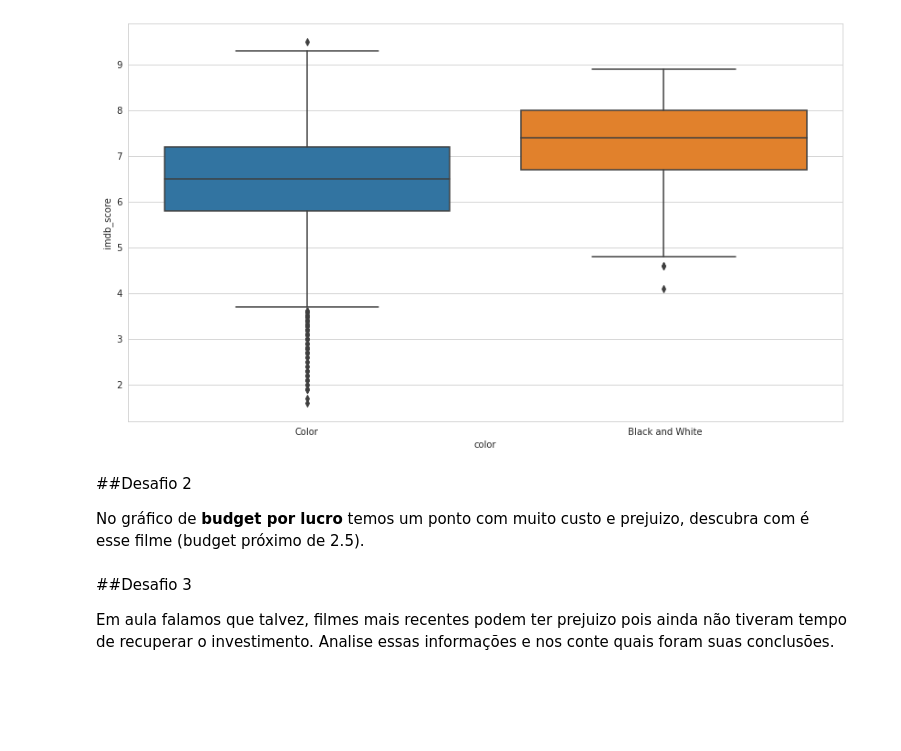
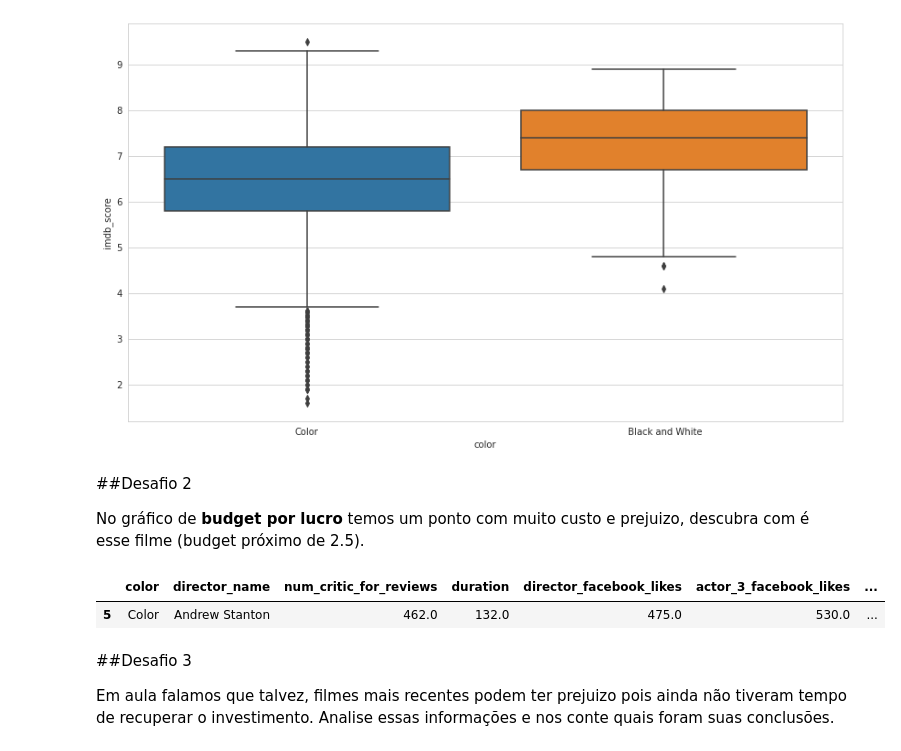
Before and after one commit to edsonajunior/Data-Science-study, a Jupyter notebook: QuarentenaDados_aula03.ipynb, the cells around one changed output. Drawn from its saved outputs; the diff is of its cells as text; code cells hidden in the pictures; blank space fills up the shorter version.

```diff
--- a/QuarentenaDados_aula03.ipynb
+++ b/QuarentenaDados_aula03.ipynb
@@ -257,6 +257,11 @@ sns.boxplot(data=imdb_color_bw, x="color", y="imdb_score")
 ##Desafio 2
 
 No gráfico de **budget por lucro** temos um ponto com muito custo e prejuizo, descubra com é esse filme (budget próximo de 2.5).
+# %%
+imdb_usa.sort_values("lucro", ascending=True).head(1)
+# %% [output]
+|  | color | director_name | num_critic_for_reviews | duration | director_facebook_likes | actor_3_facebook_likes | ... |
+| 5 | Color | Andrew Stanton | 462.0 | 132.0 | 475.0 | 530.0 | ... |
 # %% [markdown]
 ##Desafio 3
 
```
Also changed, not shown: parts of 1 cell of this notebook.
